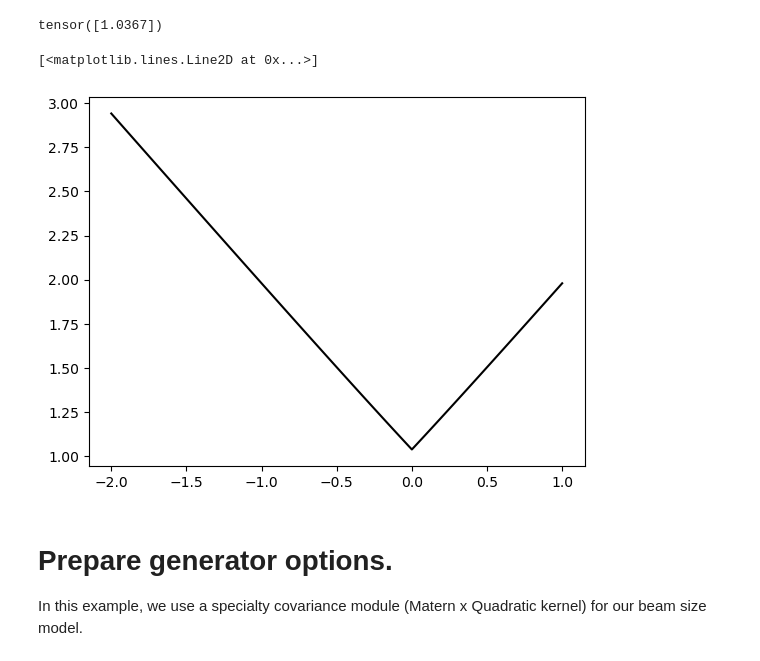
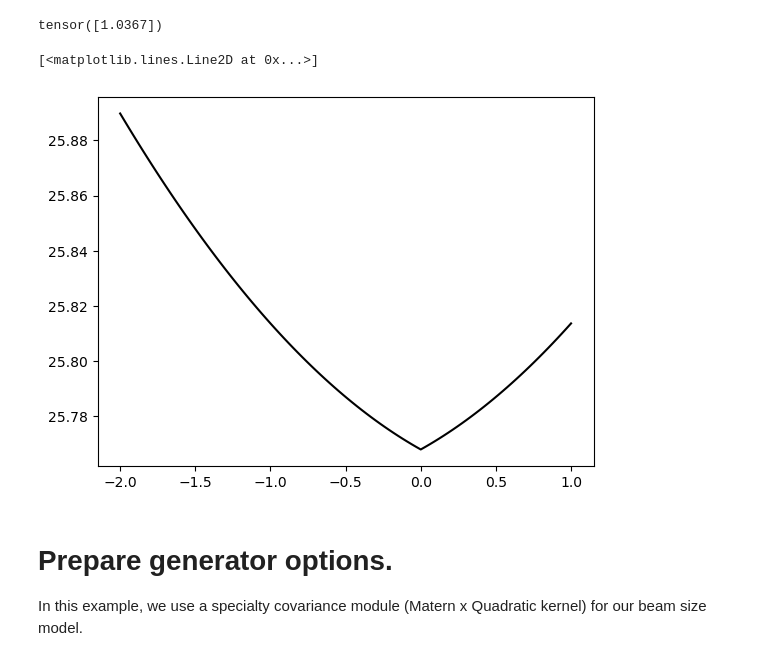
Before and after one commit to xopt-org/bax_algorithms, a Jupyter notebook: examples/emittance.ipynb, the cells around one changed output. Saved outputs shown, nothing was run; the diff lists cells and outputs as text; code cells hidden in the pictures.

```diff
--- a/examples/emittance.ipynb
+++ b/examples/emittance.ipynb
@@ -168,10 +168,10 @@ tensor([1.0367])
 # %%
 x = torch.zeros(100, ndim)
 x[:,0] = torch.linspace(*vocs.bounds.T[0], 100)
-plt.plot(x[:,0], eval_true_emittance(x, use_bmag=False), c='k')
+plt.plot(x[:,0], eval_true_emittance(x, use_bmag=True), c='k')
 # %% [output]
 [<matplotlib.lines.Line2D at 0x...>]
-[figure, old version]
+[figure, new version]
 # %% [markdown]
 # Prepare generator options.
 In this example, we use a specialty covariance module (Matern x Quadratic kernel) for our beam size model.
```
Also changed, not shown: parts of 15 cells of this notebook, 5 other files.
